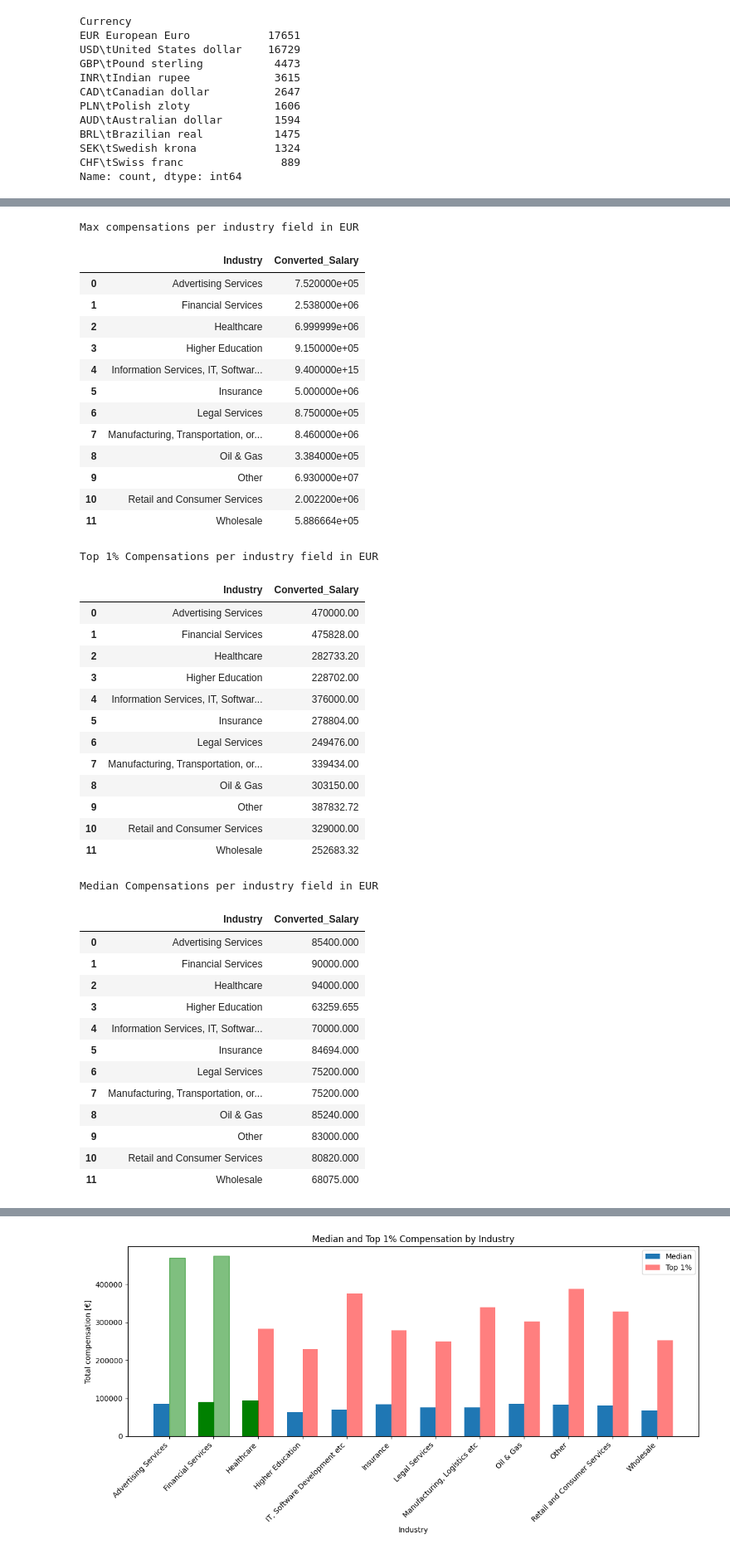
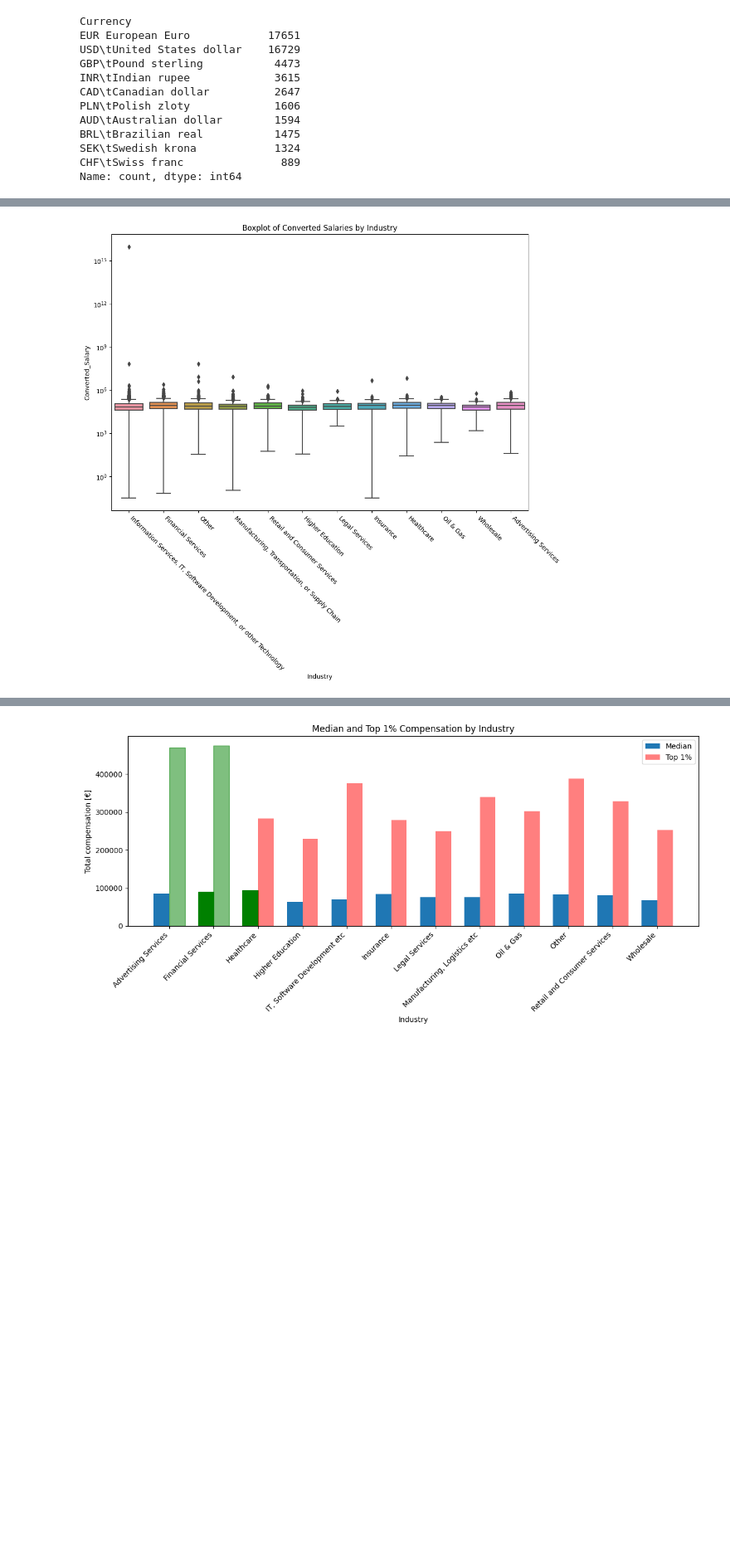
Before and after one commit to YKarsten/Annual-developer-survey-analysis, a Jupyter notebook: SO-2023-survey.ipynb, the cells around one changed output, grey strips where cells are left out. Shown at 83% size. Cells and saved outputs as stored; diff of their text form; code cells hidden in the pictures; blank space fills up the shorter version.

```diff
--- a/SO-2023-survey.ipynb
+++ b/SO-2023-survey.ipynb
@@ -217,53 +184,11 @@ display(converted_currency[["Currency", "CompTotal", "Converted_Salary"]].sample
 # %%
-# As the highest entries within the "Information Services, IT, Software Development, or other Technology" field is exorbitantly high and doesn't accurately represent the field as a whole, I instead show the top 1%/ median of compensation per industry field in EUR. This way the result is more resistant to outliers
-print("Max compensations per industry field in EUR")
-display(converted_currency.groupby('Industry')['Converted_Salary'].max().reset_index())
+# As the highest entries within the "Information Services, IT, Software Development, or other Technology" field are exorbitantly high and don't accurately represent the field as a whole, I instead show the top 1% and median of compensation per industry field in EUR. This way the result is more resistant to outliers
 
-print("Top 1% Compensations per industry field in EUR")
-display(converted_currency.groupby('Industry')['Converted_Salary'].quantile(0.99).reset_index())
-
-print("Median Compensations per industry field in EUR")
-display(converted_currency.groupby('Industry')['Converted_Salary'].median(0.99).reset_index())
+plt.figure(figsize=(12, 8))
+plt.title('Boxplot of Converted Salaries by Industry')
+sns.boxplot(x='Industry', y='Converted_Salary', data=converted_currency)
+plt.yscale('log')  # Set y-axis to logarithmic scale
+plt.xticks(rotation=-45, ha='left')
+plt.show()
 # %% [output]
-Max compensations per industry field in EUR
-|  | Industry | Converted_Salary |
-| 0 | Advertising Services | 7.520000e+05 |
-| 1 | Financial Services | 2.538000e+06 |
-| 2 | Healthcare | 6.999999e+06 |
-| 3 | Higher Education | 9.150000e+05 |
-| 4 | Information Services, IT, Softwar... | 9.400000e+15 |
-| 5 | Insurance | 5.000000e+06 |
-| 6 | Legal Services | 8.750000e+05 |
-| 7 | Manufacturing, Transportation, or... | 8.460000e+06 |
-| 8 | Oil & Gas | 3.384000e+05 |
-| 9 | Other | 6.930000e+07 |
-| 10 | Retail and Consumer Services | 2.002200e+06 |
-| 11 | Wholesale | 5.886664e+05 |
-Top 1% Compensations per industry field in EUR
-|  | Industry | Converted_Salary |
-| 0 | Advertising Services | 470000.00 |
-| 1 | Financial Services | 475828.00 |
-| 2 | Healthcare | 282733.20 |
-| 3 | Higher Education | 228702.00 |
-| 4 | Information Services, IT, Softwar... | 376000.00 |
-| 5 | Insurance | 278804.00 |
-| 6 | Legal Services | 249476.00 |
-| 7 | Manufacturing, Transportation, or... | 339434.00 |
-| 8 | Oil & Gas | 303150.00 |
-| 9 | Other | 387832.72 |
-| 10 | Retail and Consumer Services | 329000.00 |
-| 11 | Wholesale | 252683.32 |
-Median Compensations per industry field in EUR
-|  | Industry | Converted_Salary |
-| 0 | Advertising Services | 85400.000 |
-| 1 | Financial Services | 90000.000 |
-| 2 | Healthcare | 94000.000 |
-| 3 | Higher Education | 63259.655 |
-| 4 | Information Services, IT, Softwar... | 70000.000 |
-| 5 | Insurance | 84694.000 |
-| 6 | Legal Services | 75200.000 |
-| 7 | Manufacturing, Transportation, or... | 75200.000 |
-| 8 | Oil & Gas | 85240.000 |
-| 9 | Other | 83000.000 |
-| 10 | Retail and Consumer Services | 80820.000 |
-| 11 | Wholesale | 68075.000 |
+[figure, added]
```
Also changed, not shown: parts of 42 cells of this notebook.
